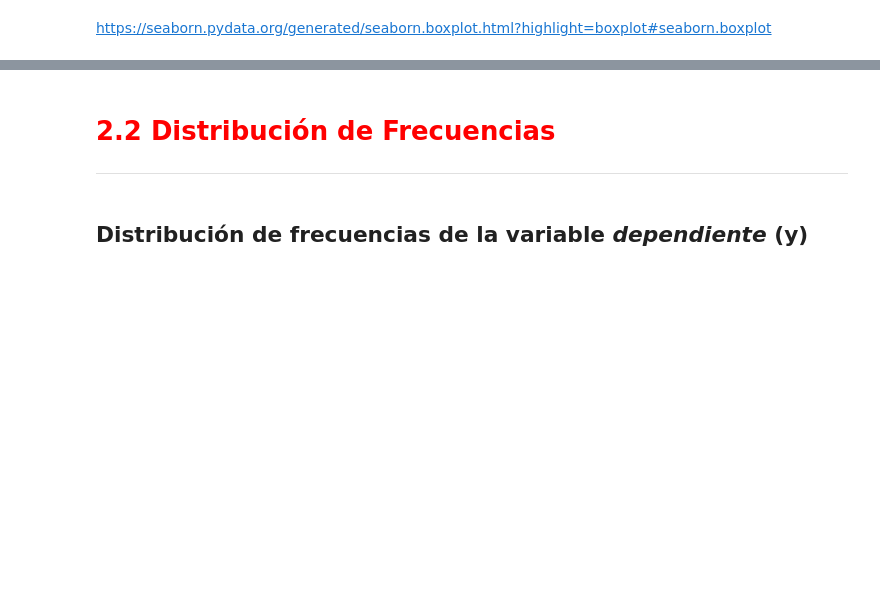
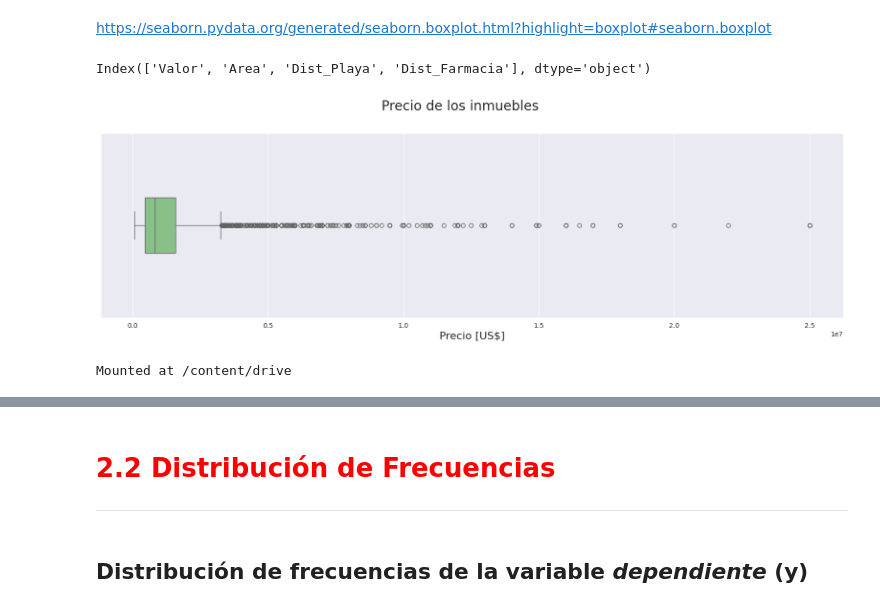
Before and after one commit to JCSR2022/Alura_Data_Science, a Jupyter notebook: Advanced_Modeling_Techniques/2212_Regresion_lineal.ipynb, the cells around one changed output, grey strips where cells are left out. Saved outputs shown, nothing was run; the diff lists cells and outputs as text; code cells hidden in the pictures; blank space fills up the shorter version.

```diff
--- a/Advanced_Modeling_Techniques/2212_Regresion_lineal.ipynb
+++ b/Advanced_Modeling_Techniques/2212_Regresion_lineal.ipynb
@@ -85,9 +114,29 @@ https://seaborn.pydata.org/
 # palette -> Accent, Accent_r, Blues, Blues_r, BrBG, BrBG_r, BuGn, BuGn_r, BuPu, BuPu_r, CMRmap, CMRmap_r, Dark2, Dark2_r, GnBu, GnBu_r, Greens, Greens_r, Greys, Greys_r, OrRd, OrRd_r, Oranges, Oranges_r, PRGn, PRGn_r, Paired, Paired_r, Pastel1, Pastel1_r, Pastel2, Pastel2_r, PiYG, PiYG_r, PuBu, PuBuGn, PuBuGn_r, PuBu_r, PuOr, PuOr_r, PuRd, PuRd_r, Purples, Purples_r, RdBu, RdBu_r, RdGy, RdGy_r, RdPu, RdPu_r, RdYlBu, RdYlBu_r, RdYlGn, RdYlGn_r, Reds, Reds_r, Set1, Set1_r, Set2, Set2_r, Set3, Set3_r, Spectral, Spectral_r, Wistia, Wistia_r, YlGn, YlGnBu, YlGnBu_r, YlGn_r, YlOrBr, YlOrBr_r, YlOrRd, YlOrRd_r, afmhot, afmhot_r, autumn, autumn_r, binary, binary_r, bone, bone_r, brg, brg_r, bwr, bwr_r, cividis, cividis_r, cool, cool_r, coolwarm, coolwarm_r, copper, copper_r, cubehelix, cubehelix_r, flag, flag_r, gist_earth, gist_earth_r, gist_gray, gist_gray_r, gist_heat, gist_heat_r, gist_ncar, gist_ncar_r, gist_rainbow, gist_rainbow_r, gist_stern, gist_stern_r, gist_yarg, gist_yarg_r, gnuplot, gnuplot2, gnuplot2_r, gnuplot_r, gray, gray_r, hot, hot_r, hsv, hsv_r, icefire, icefire_r, inferno, inferno_r, jet, jet_r, magma, magma_r, mako, mako_r, nipy_spectral, nipy_spectral_r, ocean, ocean_r, pink, pink_r, plasma, plasma_r, prism, prism_r, rainbow, rainbow_r, rocket, rocket_r, seismic, seismic_r, spring, spring_r, summer, summer_r, tab10, tab10_r, tab20, tab20_r, tab20b, tab20b_r, tab20c, tab20c_r, terrain, terrain_r, viridis, viridis_r, vlag, vlag_r, winter, winter_r
 
 # style -> white, dark, whitegrid, darkgrid, ticks
+
+sns.set_palette('Accent')
+sns.set_style('darkgrid')
 # %% [markdown]
 ## Box plot de la variable *dependiente* (y)
 # %% [markdown]
 ![Box-Plot.png](embedded-picture-1)
 # %% [markdown]
 https://seaborn.pydata.org/generated/seaborn.boxplot.html?highlight=boxplot#seaborn.boxplot
+# %%
+datos.columns
+# %% [output]
+Index(['Valor', 'Area', 'Dist_Playa', 'Dist_Farmacia'], dtype='object')
+# %%
+ax = sns.boxplot(data=datos['Valor'],orient='h',width=0.3)
+ax.figure.set_size_inches(20, 5)
+ax.figure.suptitle('Precio de los inmuebles',fontsize=20,y=1.02)
+ax.set_xlabel('Precio [US$]',fontsize=16)
+ax;
+# %% [output]
+[figure, added]
+# %%
+from google.colab import drive
+drive.mount('/content/drive')
+# %% [output]
+Mounted at /content/drive
```
Also changed, not shown: parts of 9 cells of this notebook.
